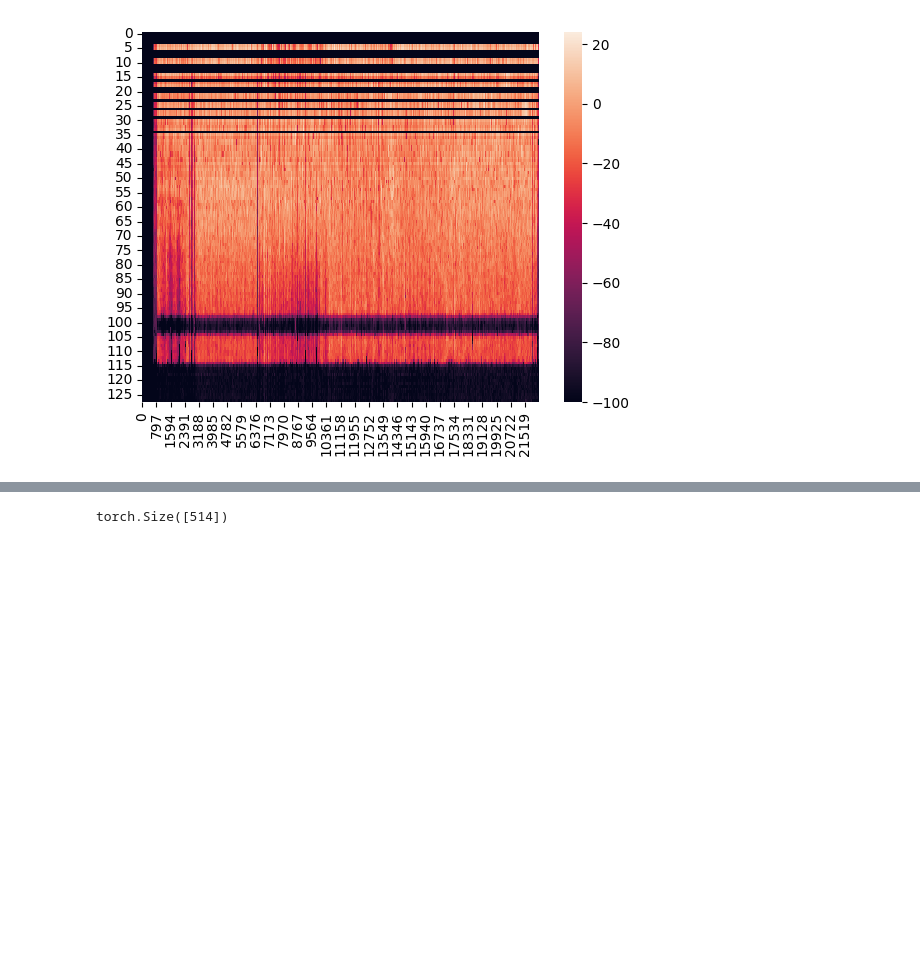
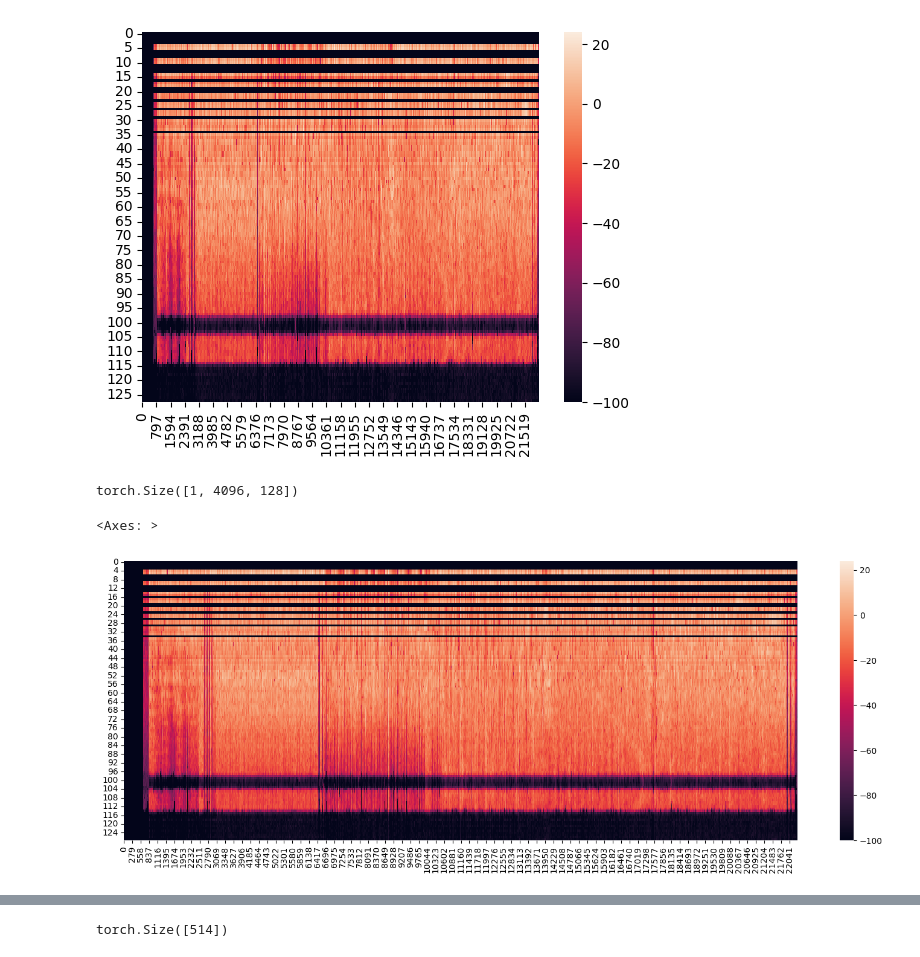
Before and after one commit to Boatkungg/song2midi, a Jupyter notebook: train.ipynb, the cells around one changed output, grey strips where cells are left out. Drawn from its saved outputs; the diff is of its cells as text; code cells hidden in the pictures; blank space fills up the shorter version.

```diff
--- a/train.ipynb
+++ b/train.ipynb
@@ -205,3 +227,13 @@ sns.heatmap(mel_db[0])
 # %% [output]
 <Axes: >
 [figure]
+# %%
+conv(mel_db).reshape(1, 4096, 128).shape
+# %% [output]
+torch.Size([1, 4096, 128])
+# %%
+plt.figure(figsize=(18,6))
+sns.heatmap(mel_db[0])
+# %% [output]
+<Axes: >
+[figure, added]
```
Also changed, not shown: parts of 14 cells of this notebook.
